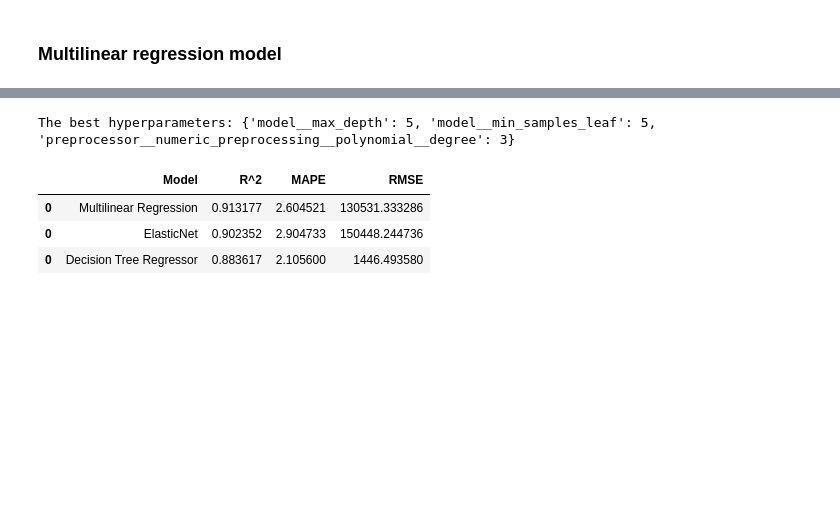
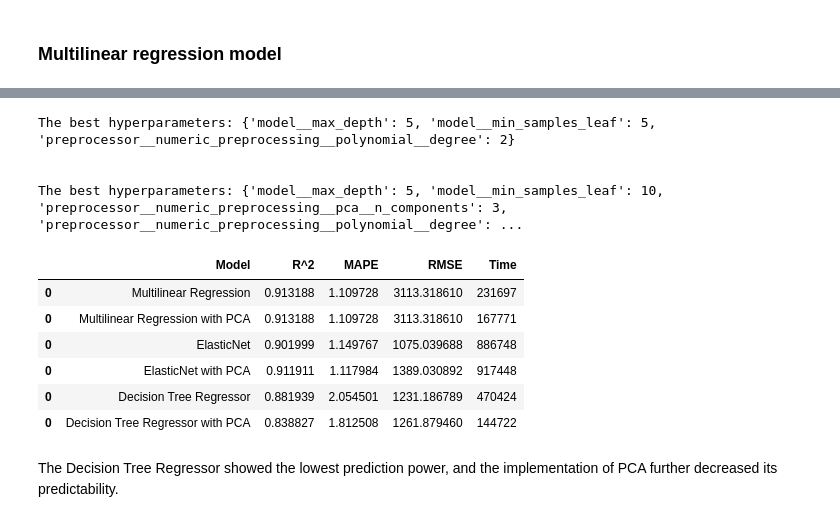
Before and after one commit to ania293/Multiple_Linear_Regression_Bike_Sharing, a Jupyter notebook: bike_sharing.ipynb, the cells around one changed output, grey strips where cells are left out. Saved outputs shown, nothing was run; the diff lists cells and outputs as text; code cells hidden in the pictures; blank space fills up the shorter version.

```diff
--- a/bike_sharing.ipynb
+++ b/bike_sharing.ipynb
@@ -393,14 +395,19 @@ y: (731, 1)
 # %%
 # numerical features preprocessing
 num_preprocessing = Pipeline(steps=[
-    ('logtransformer', PowerTransformer()),
     ('scalar', StandardScaler()),
+    ('polynomial', PolynomialFeatures())
+])
+
+num_preprocessing_with_pca = Pipeline(steps=[
+    ('scalar', StandardScaler()),
+    ('pca', PCA()),
     ('polynomial', PolynomialFeatures())
 ])
 
 # categorical features preprocessing
 cat_preprocessing = Pipeline(steps=[
-    ('encoder', OneHotEncoder(sparse_output=False ,handle_unknown='ignore'))
+    ('encoder', OneHotEncoder(handle_unknown='ignore'))
 ])
 
 # transformer - combining numerical and categorical
@@ -408,6 +415,11 @@ data_preprocessing = ColumnTransformer(transformers=[
     ('numeric_preprocessing', num_preprocessing, numeric_features),
     ('categorical_preprocessing', cat_preprocessing, categorical_features)
 ])
+
+data_preprocessing_with_pca = ColumnTransformer(transformers=[
+    ('numeric_preprocessing', num_preprocessing_with_pca, numeric_features),
+    ('categorical_preprocessing', cat_preprocessing, categorical_features)
+])
 # %% [markdown]
 ### Multilinear regression model
 # %%
@@ -462,32 +528,68 @@ The best hyperparameters: {'preprocessor__numeric_preprocessing__polynomial__deg
 # %%
 # Regularisation pipeline
 pipeline_deci_tree = Pipeline(steps=[
     ('preprocessor', data_preprocessing),
     ('model', DecisionTreeRegressor())
 ])
 
 
 # Hyperparameters tuning
 params = {'preprocessor__numeric_preprocessing__polynomial__degree': [n for n in range(1,6)],
           'model__max_depth':[n for n in range(1,6)],
           'model__min_samples_leaf': [2,5,7,10,13]
 
 }
-
+start = datetime.datetime.now()
 deci_tree_gridsearch = GridSearchCV(pipeline_deci_tree, params,
                                          cv=10, scoring='neg_mean_squared_error')
-list(deci_tree_gridsearch.get_params().keys())
 
 with ignore_warnings("ignore", category=ConvergenceWarning):
     deci_tree_gridsearch.fit(X_train, y_train)
     print("\nThe best hyperparameters:", deci_tree_gridsearch.best_params_, "\n")
 
     deci_tree_model = deci_tree_gridsearch.best_estimator_
+end = datetime.datetime.now()
+time = (end - start).microseconds
 
-calculate_metrics(deci_tree_model, "Decision Tree Regressor", X_train, y_train, X_test, y_test)
+calculate_metrics(deci_tree_model, "Decision Tree Regressor", X_train, y_train, X_test, y_test, time)
+
+# Features reduction with PCA
+pipeline_deci_tree_pca = Pipeline(steps=[
+    ('preprocessor', data_preprocessing_with_pca),
+    ('model', DecisionTreeRegressor())
+])
+
+# Hyperparameters tuning
+params_pca = {'preprocessor__numeric_preprocessing__polynomial__degree': [n for n in range(1,6)],
+          'preprocessor__numeric_preprocessing__pca__n_components':[3],
+          'model__max_depth':[n for n in range(1,6)],
+          'model__min_samples_leaf': [2,5,7,10,13]
+
+}
+start = datetime.datetime.now()
+deci_tree_gridsearch_pca = GridSearchCV(pipeline_deci_tree_pca, params_pca,
+                                         cv=10, scoring='neg_mean_squared_error')
+
+with ignore_warnings("ignore", category=ConvergenceWarning):
+    deci_tree_gridsearch_pca.fit(X_train, y_train)
+    print("\nThe best hyperparameters:", deci_tree_gridsearch_pca.best_params_, "\n")
+
+    deci_tree_model_pca = deci_tree_gridsearch_pca.best_estimator_
+end = datetime.datetime.now()
+time = (end - start).microseconds
+
+calculate_metrics(deci_tree_model_pca, "Decision Tree Regressor with PCA", X_train, y_train, X_test, y_test, time)
 # %% [output]
-The best hyperparameters: {'model__max_depth': 5, 'model__min_samples_leaf': 5, 'preprocessor__numeric_preprocessing__polynomial__degree': 3}
+The best hyperparameters: {'model__max_depth': 5, 'model__min_samples_leaf': 5, 'preprocessor__numeric_preprocessing__polynomial__degree': 2}
+
+
+The best hyperparameters: {'model__max_depth': 5, 'model__min_samples_leaf': 10, 'preprocessor__numeric_preprocessing__pca__n_components': 3, 'preprocessor__numeric_preprocessing__polynomial__degree': ...
-|  | Model | R^2 | MAPE | RMSE |
-| 0 | Multilinear Regression | 0.913177 | 2.604521 | 130531.333286 |
-| 0 | ElasticNet | 0.902352 | 2.904733 | 150448.244736 |
-| 0 | Decision Tree Regressor | 0.883617 | 2.105600 | 1446.493580 |
+|  | Model | R^2 | MAPE | RMSE | Time |
+| 0 | Multilinear Regression | 0.913188 | 1.109728 | 3113.318610 | 231697 |
+| 0 | Multilinear Regression with PCA | 0.913188 | 1.109728 | 3113.318610 | 167771 |
+| 0 | ElasticNet | 0.901999 | 1.149767 | 1075.039688 | 886748 |
+| 0 | ElasticNet with PCA | 0.911911 | 1.117984 | 1389.030892 | 917448 |
+| 0 | Decision Tree Regressor | 0.881939 | 2.054501 | 1231.186789 | 470424 |
+| 0 | Decision Tree Regressor with PCA | 0.838827 | 1.812508 | 1261.879460 | 144722 |
+# %% [markdown]
+The Decision Tree Regressor showed the lowest prediction power, and the implementation of PCA further decreased its predictability.
```
Also changed, not shown: parts of 7 cells of this notebook, 1 other file.
